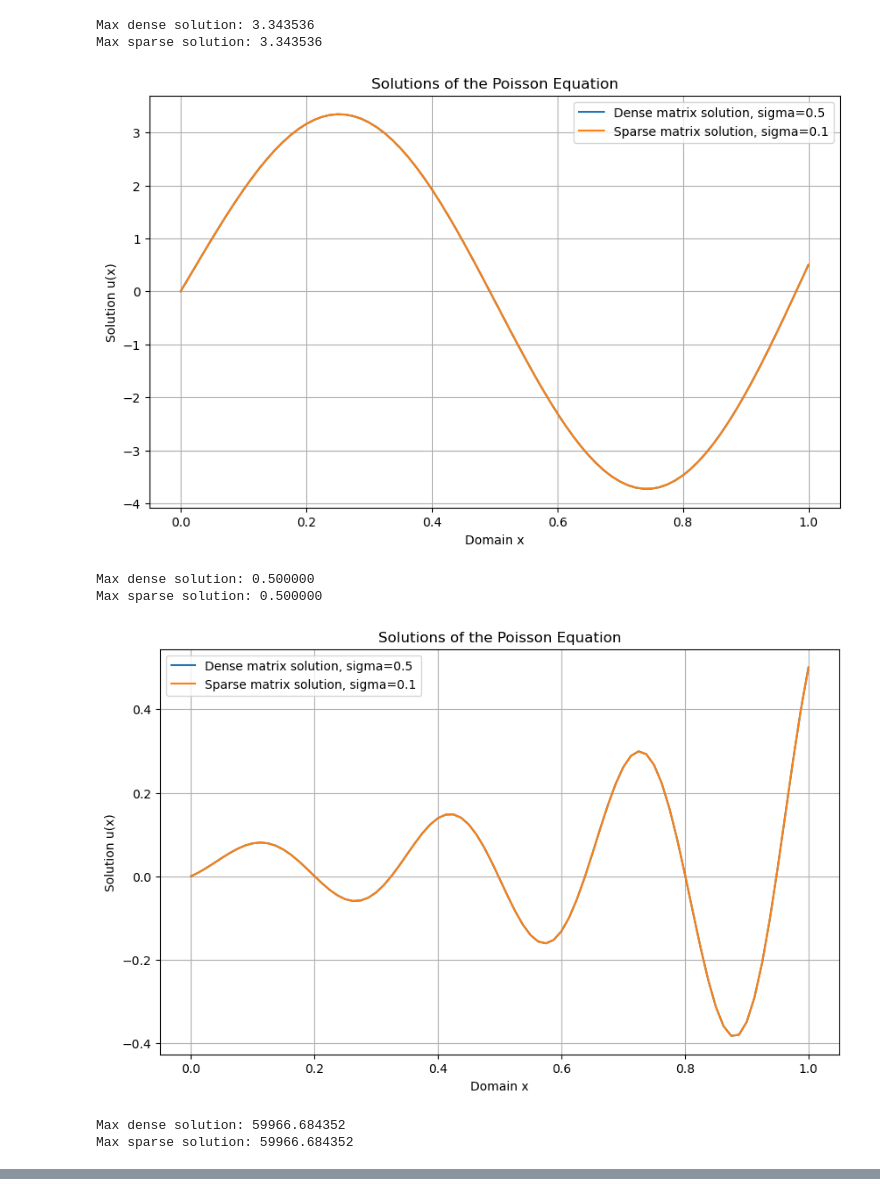
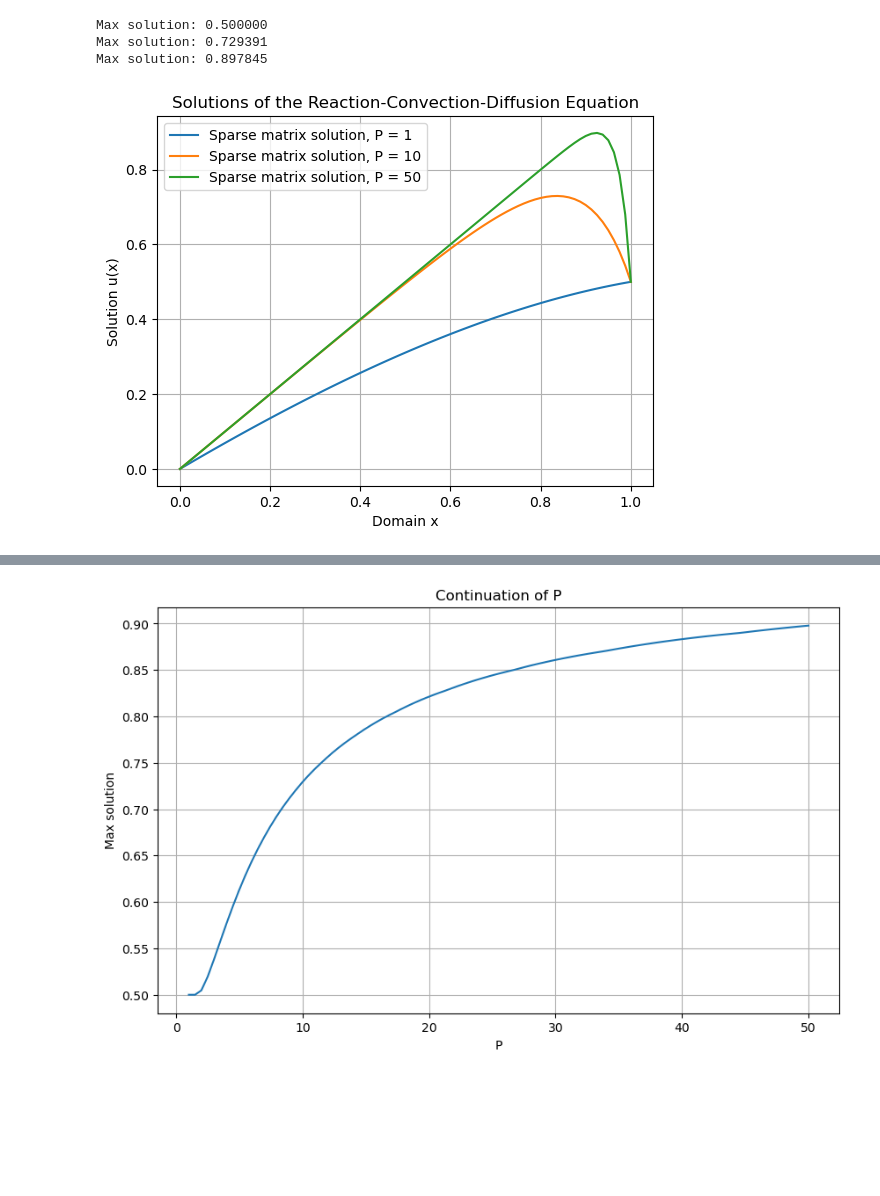
Before and after one commit to edatkinson/Scientific-Computing-3rd-Year-Project, a Jupyter notebook: Work/Report.ipynb, the cells around one changed output, grey strips where cells are left out. Drawn from its saved outputs; the diff is of its cells as text; code cells hidden in the pictures; blank space fills up the shorter version.

Commit message:
updated report with new solve_equation function in bvp solver. Also implemented simple continuation for Q6

```diff
--- a/Work/Report.ipynb
+++ b/Work/Report.ipynb
@@ -435,56 +441,65 @@ Value of u(L, T) for Implicit Euler Root: 0.3634
 [figure]
 # %%
 #Question 6
-from sparse_dense_bvp import solve_dense, solve_sparse, plot_solutions, setup_rhs_reaction #Maybe move this into the cell
+from sparse_dense_bvp import plot_solutions, apply_rhs_boundary, solve_equation
 import numpy as np
 from Diffusion_OO import BoundaryCondition
+import matplotlib.pyplot as plt
 
-equation_type_Q6 = 'convection-diffusion-reaction' #would need to set up a rhs function for this
+equation_type_Q6 = 'convection-diffusion-reaction' #need to set up a rhs function for this
+
+def setup_rhs_reaction(n_points, coefficients, h, bc_left, bc_right, domain):
+    R = coefficients.get('R')  # Reaction term
+    rhs = -np.ones(n_points) * R
+
+    rhs = apply_rhs_boundary(rhs, h, bc_left, bc_right)
+
+    return rhs
 
 no_points = 81
 a = 0
 b = 1
 x = np.linspace(a, b, no_points)  # 501 points in the domain
 dx = x[1] - x[0]  # Step size
 dx = (b-a)/(no_points-1)
 
 
 boundary_conditions = [
 BoundaryCondition('left', 'dirichlet', 0),
 BoundaryCondition('right', 'dirichlet', 0.5)
 ]
 
 bc_left = boundary_conditions[0]
 bc_right = boundary_conditions[1]
+
 #P = 1
 coefficients_P1 = {'D': 1.0, 'P': 1, 'R': 1}
-u_dense = solve_dense(setup_rhs_reaction,domain=x, h=dx,bc_left=bc_left,bc_right=bc_right, coefficients=coefficients_P1, equation_type=equation_type_Q6)
-u_sparse = solve_sparse(setup_rhs_reaction,domain=x, h=dx, bc_left=bc_left, bc_right=bc_right, coefficients=coefficients_P1, equation_type=equation_type_Q6)
-print(f"Max dense solution: {max(u_dense):5f}")
-print(f"Max sparse solution: {max(u_sparse):5f}")
-plot_solutions(x, u_dense, u_sparse)
+u_sparse_1 = solve_equation('sparse',setup_rhs_reaction,domain=x, h=dx, bc_left=bc_left, bc_right=bc_right, coefficients=coefficients_P1, equation_type=equation_type_Q6)
+print(f"Max solution: {max(u_sparse_1):5f}")
+
 
 #P = 10
 coefficients_P2 = {'D': 1.0, 'P': 10, 'R': 10}
-u_dense = solve_dense(setup_rhs_reaction,domain=x, h=dx,bc_left=bc_left,bc_right=bc_right, coefficients=coefficients_P2, equation_type=equation_type_Q6)
-u_sparse = solve_sparse(setup_rhs_reaction,domain=x, h=dx, bc_left=bc_left, bc_right=bc_right, coefficients=coefficients_P2, equation_type=equation_type_Q6)
-print(f"Max dense solution: {max(u_dense):5f}")
-print(f"Max sparse solution: {max(u_sparse):5f}")
-plot_solutions(x, u_dense, u_sparse)
+u_sparse_2 = solve_equation('sparse',setup_rhs_reaction,domain=x, h=dx, bc_left=bc_left, bc_right=bc_right, coefficients=coefficients_P2, equation_type=equation_type_Q6)
+print(f"Max solution: {max(u_sparse_2):5f}")
+
 
 #P = 50
 coefficients_P3 = {'D': 1.0, 'P': 50, 'R': 50}
-u_dense = solve_dense(setup_rhs_reaction,domain=x, h=dx,bc_left=bc_left,bc_right=bc_right, coefficients=coefficients_P3, equation_type=equation_type_Q6)
-u_sparse = solve_sparse(setup_rhs_reaction,domain=x, h=dx, bc_left=bc_left, bc_right=bc_right, coefficients=coefficients_P3, equation_type=equation_type_Q6)
-print(f"Max dense solution: {max(u_dense):5f}")
-print(f"Max sparse solution: {max(u_sparse):5f}")
-plot_solutions(x, u_dense, u_sparse)
+u_sparse_3 = solve_equation('sparse',setup_rhs_reaction,domain=x, h=dx, bc_left=bc_left, bc_right=bc_right, coefficients=coefficients_P3, equation_type=equation_type_Q6)
+print(f"Max solution: {max(u_sparse_3):5f}")
+
+plt.plot(x, u_sparse_1, label=f'Sparse matrix solution, P = {coefficients_P1["P"]}')
+plt.plot(x, u_sparse_2, label=f'Sparse matrix solution, P = {coefficients_P2["P"]}')
+plt.plot(x, u_sparse_3, label=f'Sparse matrix solution, P = {coefficients_P3["P"]}')
+plt.title(f'Solutions of the Reaction-Convection-Diffusion Equation')
+plt.xlabel('Domain x')
+plt.ylabel('Solution u(x)')
+plt.legend()
+plt.grid(True)
+plt.show()
 # %% [output]
-Max dense solution: 3.343536
-Max sparse solution: 3.343536
+Max solution: 0.500000
+Max solution: 0.729391
+Max solution: 0.897845
-[figure, old version]
+[figure, new version]
-Max dense solution: 0.500000
-Max sparse solution: 0.500000
-[figure, removed]
-Max dense solution: 59966.684352
-Max sparse solution: 59966.684352
@@ -491,0 +506,21 @@ Max sparse solution: 59966.684352
+# %%
+def pde_continuation(par_bounds, max_steps):
+    pars = np.linspace(par_bounds[0], par_bounds[1], max_steps)
+    sols = []
+    for i in range(max_steps):
+        U_j = solve_equation('sparse',setup_rhs_reaction,domain=x, h=dx, bc_left=bc_left, bc_right=bc_right, coefficients={'D': 1.0, 'P': pars[i], 'R': pars[i]}, equation_type=equation_type_Q6)
+        sols.append(U_j)
+    return pars, sols
+
+par_bounds = [1, 50]
+max_steps = 100
+pars, sols = pde_continuation(par_bounds, max_steps)
+plt.figure(figsize=(10, 6))
+plt.plot(pars, [max(sol) for sol in sols])
+plt.xlabel('P')
+plt.ylabel('Max solution')
+plt.title('Continuation of P')
+plt.grid(True)
+plt.show()
+# %% [output]
+[figure, added]
```
Also changed, not shown: parts of 12 cells of this notebook.
